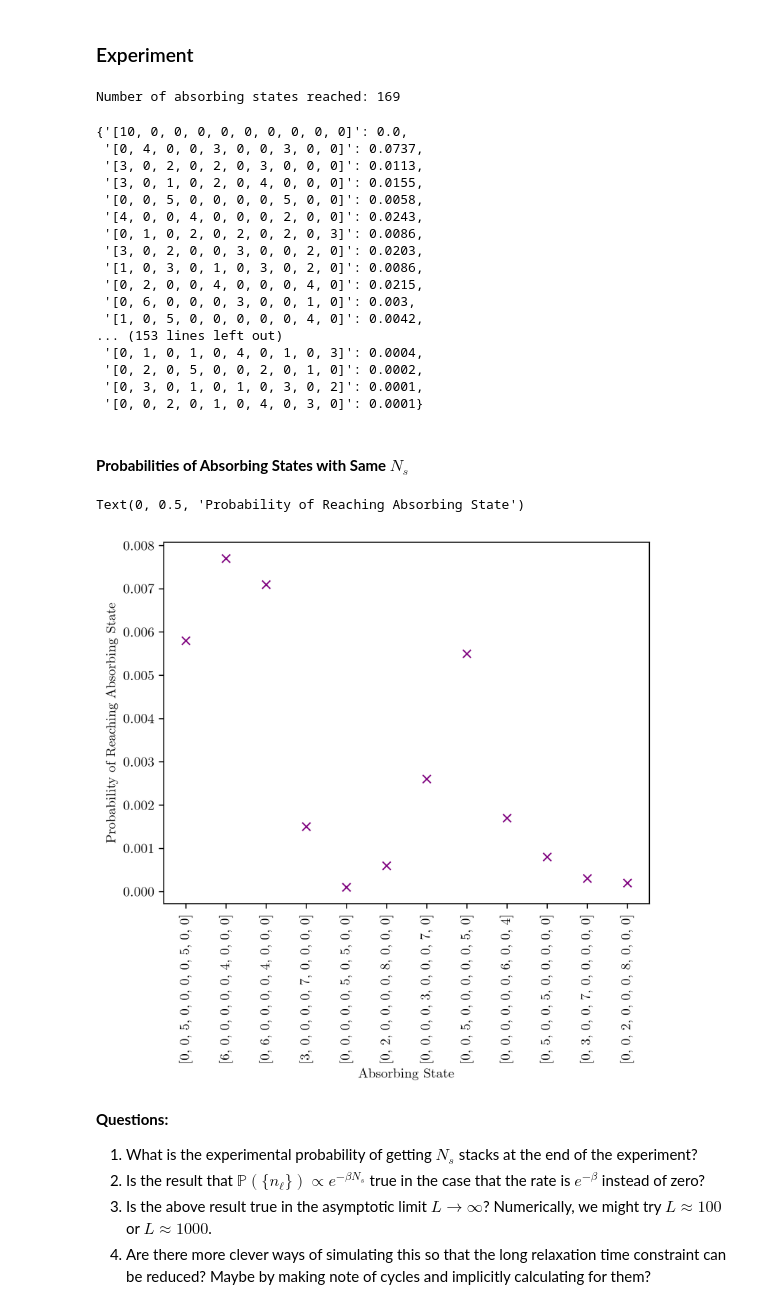
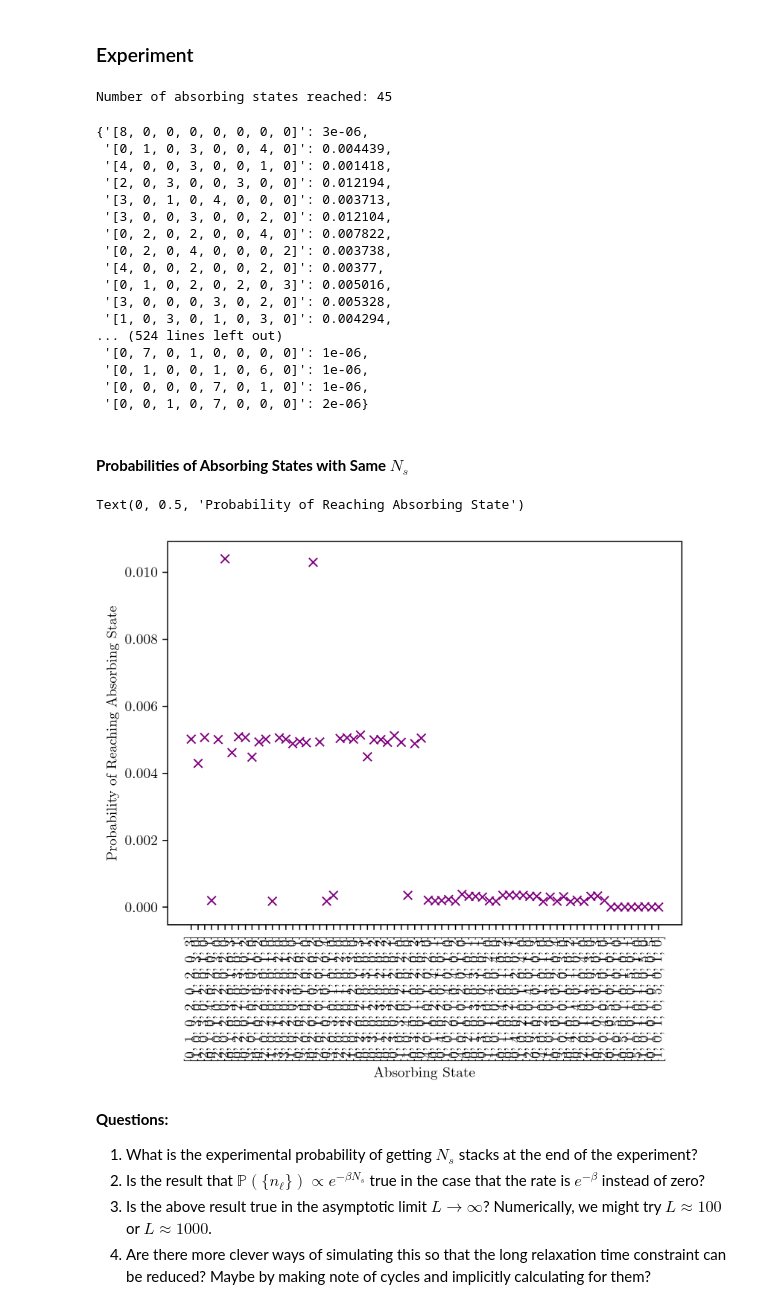
Before and after one commit to paarthtara/sfi-ucr-2025, a Jupyter notebook: target_process_sim.ipynb, the cells around one changed output. Saved outputs shown, nothing was run; the diff lists cells and outputs as text; code cells hidden in the pictures.

```diff
--- a/target_process_sim.ipynb
+++ b/target_process_sim.ipynb
@@ -67,6 +69,24 @@ class Configuration:
             i for i in [left_neighbor, right_neighbor] if self.data[i] != 0
         ]
 
+    # returns a list of all possible pairs of departure and arrival sites, i.e., those pairs where the first index is an occupied site
+    # with at least one neighbor occupied, and the second index is one of the occupied neighbors of the first index
+    def get_all_departure_arrival_pairs(self):
+        pairs = []
+        for departure_index in self.get_occupied_sites_with_neighbors():
+            occupied_neighbors = self.get_occupied_neighbors(departure_index)
+            for arrival_index in occupied_neighbors:
+                pairs.append((departure_index, arrival_index))
+        return pairs
+
+    # functions that provide statistical measures of the system as a measure for steady-state behavior
+    def probability_of_k_particles_at_a_site(self, k):
+        number_of_sites_with_k_particles = 0
+        for site in self.data:
+            if site == k:
+                number_of_sites_with_k_particles += 1
+        return number_of_sites_with_k_particles / len(self.data)
+
     ##################################### SELECTORS #####################################
     # selects a random index of an occupied site
     def select_random_occupied_site(self):
@@ -104,10 +124,17 @@ class Configuration:
         arrival_index = random.choice(occupied_neighbors)
         return departure_index, arrival_index
 
+    def select_departure_and_arrival_sites_uniformly(self):
+        pairs = self.get_all_departure_arrival_pairs()
+        if not pairs:
+            return -1, -1
+        departure_index, arrival_index = random.choice(pairs)
+        return departure_index, arrival_index
+
     ##################################### EVOLVERS #####################################
     # evolves the configuration by moving a particle from a departure site to an arrival site
     def evolve(self):
-        departure_index, arrival_index = self.select_departure_and_arrival_sites()
+        departure_index, arrival_index = self.select_departure_and_arrival_sites_uniformly()
         if departure_index == -1:
             return False # indicates that the process cannot continue, as no occupied site has a neighbor
 
@@ -145,6 +172,10 @@ class Configuration:
             # rotate the reflected configuration
             reflected_other = reflected_other[1:] + reflected_other[:1]
 
+        # # naive approach to check equality ignoring symmetry
+        # if self.data == other.data:
+        #     return True
+
         return False
 # %% [markdown]
 ### `ManyConfigurationExperiment` Class
@@ -176,7 +207,7 @@ class ManyConfigurationExperiment:
             self.data[str(config.data)] = [time_steps]
 
     def run_trials(self, num_of_trials):
-        for _ in range(num_of_trials):
+        for _ in tqdm(range(num_of_trials)):
             self.run_trial()
 
     def get_data_of_k_occupied_sites(self, k):
@@ -223,8 +254,8 @@ class ManyConfigurationExperiment:
 # %% [markdown]
 ### Experiment
 # %%
-Sites = 10                           # number of sites
-Trials = 10_000                     # number of trials to run
+Sites = 8                           # number of sites
+Trials = 1_000_000                     # number of trials to run
 
 # Data = {                                # dictionary to store configurations and their counts,
 #                                         # where keys are configurations as strings and values are an array of time steps to reach absorbing state
@@ -236,47 +267,48 @@ Data.run_trials(Trials)
 # %%
 print("Number of absorbing states reached:", Data.get_number_of_absorbing_states())
 # %% [output]
-Number of absorbing states reached: 169
+Number of absorbing states reached: 45
 # %%
 Data.get_probabilities_of_each_configuration(
     # Data.get_data_of_k_occupied_sites(2)
 )
 # %% [output]
-{'[10, 0, 0, 0, 0, 0, 0, 0, 0, 0]': 0.0,
- '[0, 4, 0, 0, 3, 0, 0, 3, 0, 0]': 0.0737,
- '[3, 0, 2, 0, 2, 0, 3, 0, 0, 0]': 0.0113,
- '[3, 0, 1, 0, 2, 0, 4, 0, 0, 0]': 0.0155,
- '[0, 0, 5, 0, 0, 0, 0, 5, 0, 0]': 0.0058,
- '[4, 0, 0, 4, 0, 0, 0, 2, 0, 0]': 0.0243,
- '[0, 1, 0, 2, 0, 2, 0, 2, 0, 3]': 0.0086,
- '[3, 0, 2, 0, 0, 3, 0, 0, 2, 0]': 0.0203,
- '[1, 0, 3, 0, 1, 0, 3, 0, 2, 0]': 0.0086,
- '[0, 2, 0, 0, 4, 0, 0, 0, 4, 0]': 0.0215,
- '[0, 6, 0, 0, 0, 3, 0, 0, 1, 0]': 0.003,
- '[1, 0, 5, 0, 0, 0, 0, 0, 4, 0]': 0.0042,
-... (153 lines left out)
- '[0, 1, 0, 1, 0, 4, 0, 1, 0, 3]': 0.0004,
- '[0, 2, 0, 5, 0, 0, 2, 0, 1, 0]': 0.0002,
- '[0, 3, 0, 1, 0, 1, 0, 3, 0, 2]': 0.0001,
- '[0, 0, 2, 0, 1, 0, 4, 0, 3, 0]': 0.0001}
+{'[8, 0, 0, 0, 0, 0, 0, 0]': 3e-06,
+ '[0, 1, 0, 3, 0, 0, 4, 0]': 0.004439,
+ '[4, 0, 0, 3, 0, 0, 1, 0]': 0.001418,
+ '[2, 0, 3, 0, 0, 3, 0, 0]': 0.012194,
+ '[3, 0, 1, 0, 4, 0, 0, 0]': 0.003713,
+ '[3, 0, 0, 3, 0, 0, 2, 0]': 0.012104,
+ '[0, 2, 0, 2, 0, 0, 4, 0]': 0.007822,
+ '[0, 2, 0, 4, 0, 0, 0, 2]': 0.003738,
+ '[4, 0, 0, 2, 0, 0, 2, 0]': 0.00377,
+ '[0, 1, 0, 2, 0, 2, 0, 3]': 0.005016,
+ '[3, 0, 0, 0, 3, 0, 2, 0]': 0.005328,
+ '[1, 0, 3, 0, 1, 0, 3, 0]': 0.004294,
+... (524 lines left out)
+ '[0, 7, 0, 1, 0, 0, 0, 0]': 1e-06,
+ '[0, 1, 0, 0, 1, 0, 6, 0]': 1e-06,
+ '[0, 0, 0, 0, 7, 0, 1, 0]': 1e-06,
+ '[0, 0, 1, 0, 7, 0, 0, 0]': 2e-06}
 # %% [markdown]
 #### **Probabilities of Absorbing States with Same $N_s$**
 # %%
-k = 2
+k = 4
 
 Configurations = list(Data.get_probabilities_of_each_configuration(
     Data.get_data_of_k_occupied_sites(k)
 ).keys())
 Probabilities = list(Data.get_probabilities_of_each_configuration(
     Data.get_data_of_k_occupied_sites(k)
 ).values())
 plt.plot(Configurations, Probabilities, 'x', markersize=6, color='purple')
 plt.xticks(rotation=90)
 plt.xlabel("Absorbing State")
 plt.ylabel("Probability of Reaching Absorbing State")
+# plt.ylim(0, 0.06)
 # %% [output]
 Text(0, 0.5, 'Probability of Reaching Absorbing State')
-[figure, old version]
+[figure, new version]
 # %% [markdown]
 **Questions:**
 1. What is the experimental probability of getting $N_s$ stacks at the end of the experiment?
```
Also changed, not shown: parts of 24 cells of this notebook, 1 other file.
